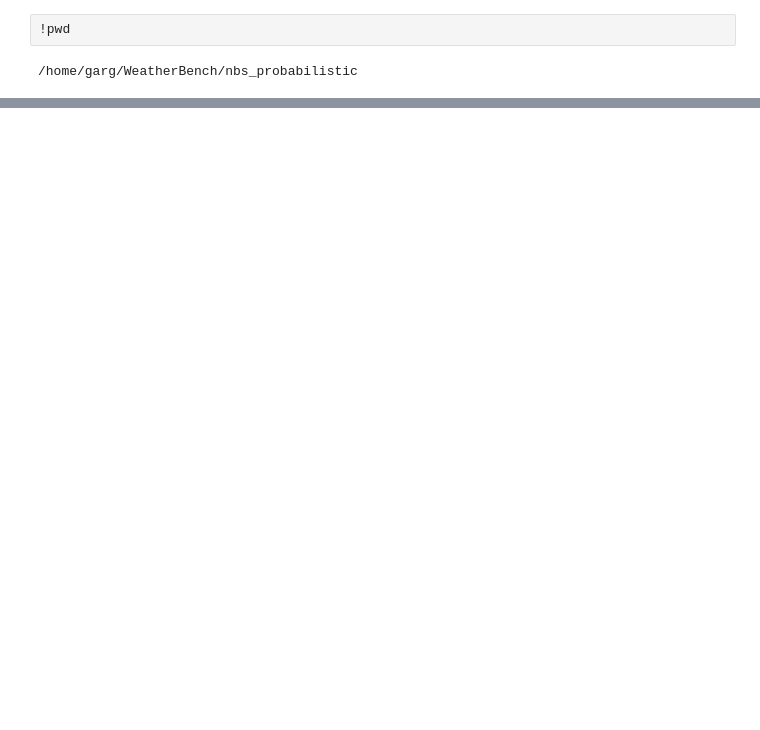
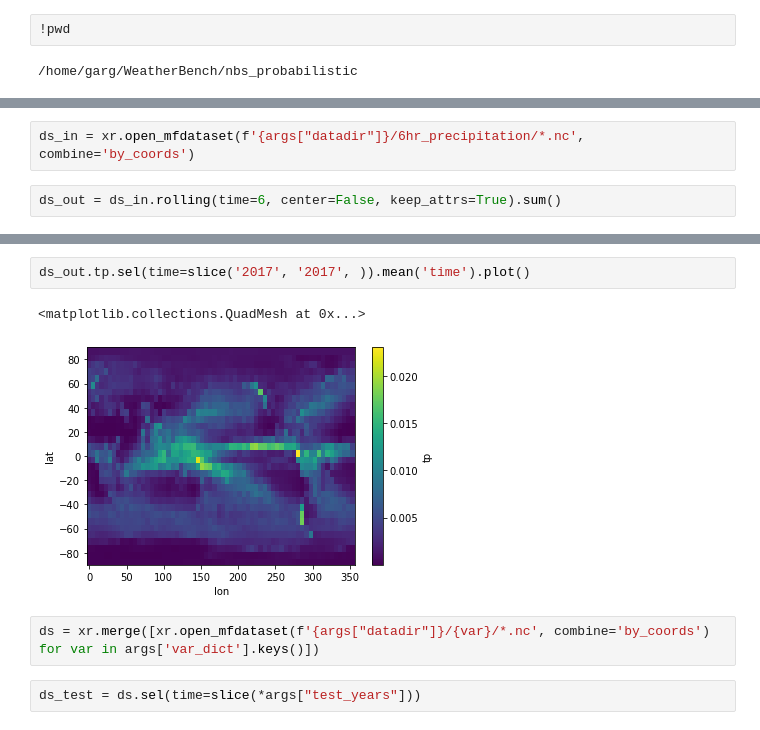
Before and after one commit to sagar-garg/WeatherBench, a Jupyter notebook: nbs_probabilistic/08-prec_data_tigge_MCdropout.ipynb, the cells around one changed output, grey strips where cells are left out. Saved outputs shown, nothing was run; the diff lists cells and outputs as text; blank space fills up the shorter version.

```diff
--- a/nbs_probabilistic/08-prec_data_tigge_MCdropout.ipynb
+++ b/nbs_probabilistic/08-prec_data_tigge_MCdropout.ipynb
@@ -44,0 +107,4 @@ SystemExit: 2
+# %%
+ds_in = xr.open_mfdataset(f'{args["datadir"]}/6hr_precipitation/*.nc', combine='by_coords')
+# %%
+ds_out = ds_in.rolling(time=6, center=False, keep_attrs=True).sum()
@@ -44,0 +116,9 @@ SystemExit: 2
+# %%
+ds_out.tp.sel(time=slice('2017', '2017', )).mean('time').plot()
+# %% [output]
+<matplotlib.collections.QuadMesh at 0x...>
+[figure, added]
+# %%
+ds = xr.merge([xr.open_mfdataset(f'{args["datadir"]}/{var}/*.nc', combine='by_coords') for var in args['var_dict'].keys()])
+# %%
+ds_test = ds.sel(time=slice(*args["test_years"]))
```
Also changed, not shown: parts of 30 cells of this notebook.
